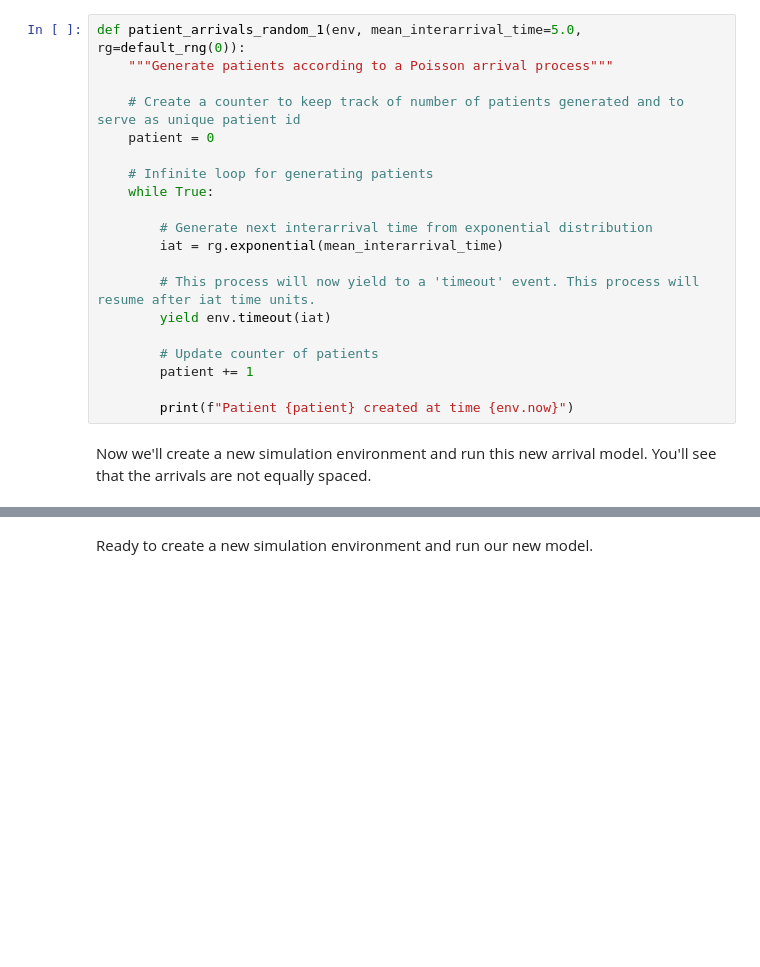
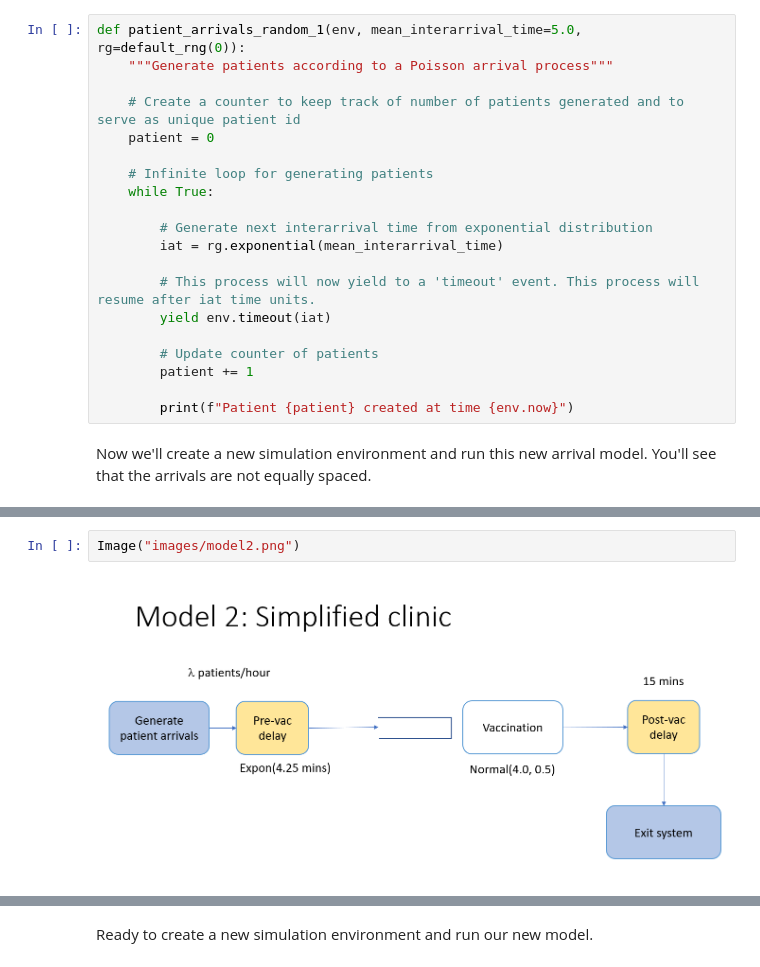
Before and after one commit to misken/vaccine_clinic, a Jupyter notebook: notebooks/simpy_getting_started_vaccine_clinic.ipynb, the cells around one changed output, grey strips where cells are left out. Saved outputs shown, nothing was run; the diff lists cells and outputs as text; blank space fills up the shorter version.

```diff
--- a/notebooks/simpy_getting_started_vaccine_clinic.ipynb
+++ b/notebooks/simpy_getting_started_vaccine_clinic.ipynb
@@ -344,0 +398,4 @@ To do this, we'll do two main things:
+# %%
+Image("images/model2.png")
+# %% [output]
+[figure, added]
```
Also changed, not shown: parts of 62 cells of this notebook, 17 other files.
